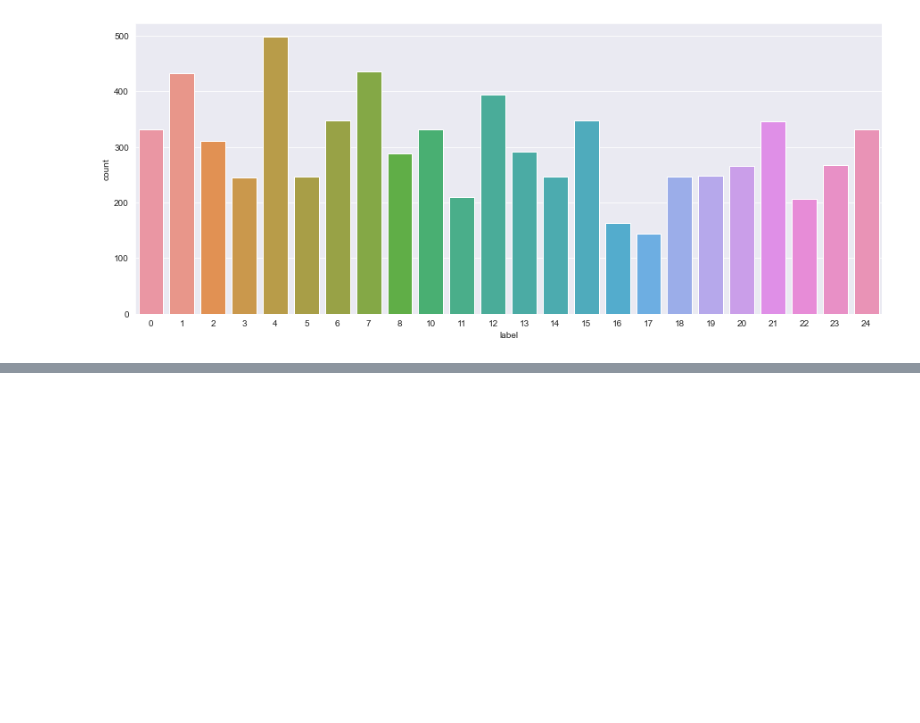
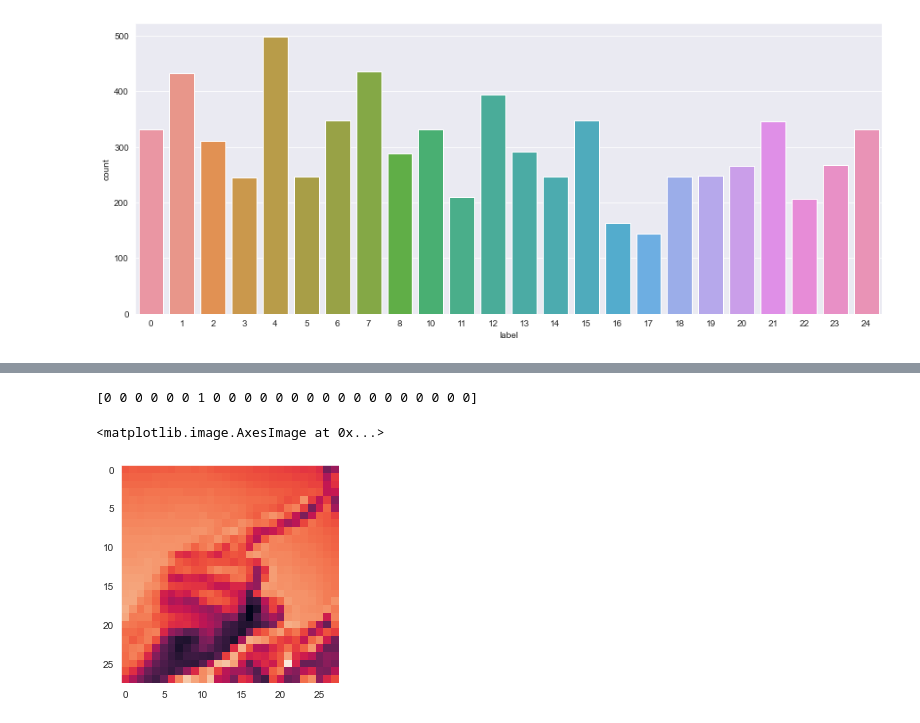
Before and after one commit to Akashkhatri-cs/Sign-Language-Interpretor, a Jupyter notebook: Capstone_Project.ipynb, the cells around one changed output, grey strips where cells are left out. Saved outputs shown, nothing was run; the diff lists cells and outputs as text; code cells hidden in the pictures; blank space fills up the shorter version.

```diff
--- a/Capstone_Project.ipynb
+++ b/Capstone_Project.ipynb
@@ -81,0 +88,11 @@ plt.show()
+# %%
+train_df.drop('label',axis=1,inplace=True)
+# %%
+images =  train_df.values
+images = np.array([np.reshape(i,(28,28)) for i in images])
+images = np.array([i.flatten() for i in images])
+# %%
+from sklearn.preprocessing import LabelBinarizer
+
+label_binarizer = LabelBinarizer()
+labels = label_binarizer.fit_transform(labels)
@@ -81,0 +109,10 @@ plt.show()
+# %%
+plt.rcParams["axes.grid"] = False
+# %%
+index = 1
+print(labels[index])
+plt.imshow(images[index].reshape(28,28))
+# %% [output]
+[0 0 0 0 0 0 1 0 0 0 0 0 0 0 0 0 0 0 0 0 0 0 0 0]
+<matplotlib.image.AxesImage at 0x...>
+[figure, added]
```
Also changed, not shown: parts of 29 cells of this notebook.
